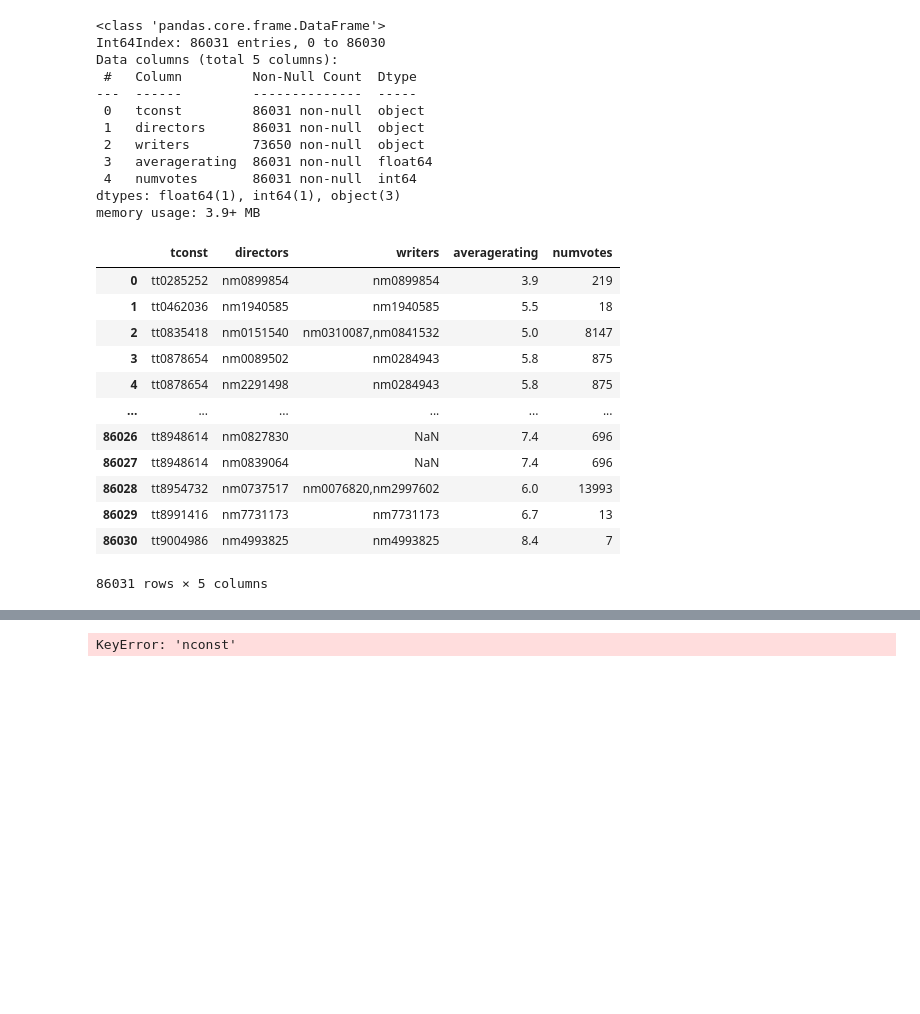
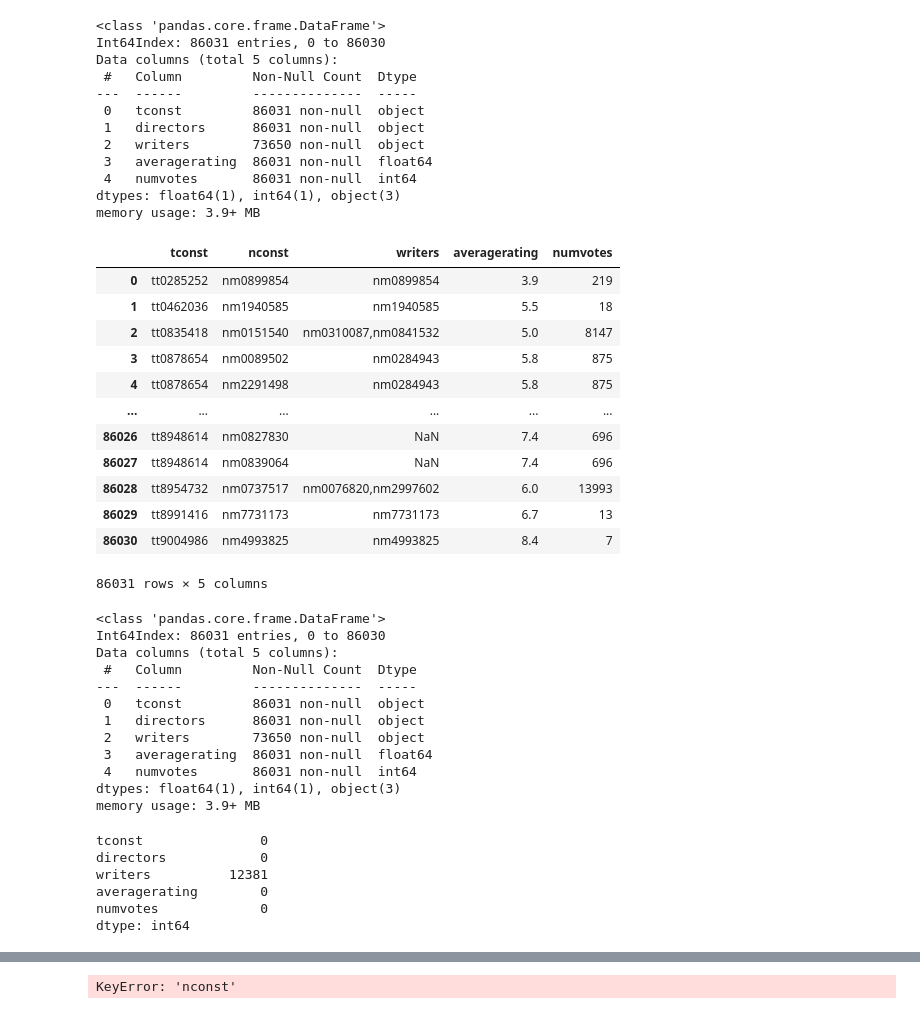
Before and after one commit to letruong711/010921-pt-phase-1-project, a Jupyter notebook: data_cleaning_director_and_movie_rating.ipynb, the cells around one changed output, grey strips where cells are left out. Cells and saved outputs as stored; diff of their text form; code cells hidden in the pictures; blank space fills up the shorter version.

```diff
--- a/data_cleaning_director_and_movie_rating.ipynb
+++ b/data_cleaning_director_and_movie_rating.ipynb
@@ -152,20 +137,42 @@ Data columns (total 5 columns):
 dtypes: float64(1), int64(1), object(3)
 memory usage: 3.9+ MB
 # %%
-# imdb_director_ratings.rename(columns={'directors':'nconst'})
+imdb_director_ratings.rename(columns={'directors':'nconst'})
+# %% [output]
+|  | tconst | nconst | writers | averagerating | numvotes |
+| 0 | tt0285252 | nm0899854 | nm0899854 | 3.9 | 219 |
+| 1 | tt0462036 | nm1940585 | nm1940585 | 5.5 | 18 |
+| 2 | tt0835418 | nm0151540 | nm0310087,nm0841532 | 5.0 | 8147 |
+| 3 | tt0878654 | nm0089502 | nm0284943 | 5.8 | 875 |
+| 4 | tt0878654 | nm2291498 | nm0284943 | 5.8 | 875 |
+| ... | ... | ... | ... | ... | ... |
+| 86026 | tt8948614 | nm0827830 | NaN | 7.4 | 696 |
+| 86027 | tt8948614 | nm0839064 | NaN | 7.4 | 696 |
+| 86028 | tt8954732 | nm0737517 | nm0076820,nm2997602 | 6.0 | 13993 |
+| 86029 | tt8991416 | nm7731173 | nm7731173 | 6.7 | 13 |
+| 86030 | tt9004986 | nm4993825 | nm4993825 | 8.4 | 7 |
+86031 rows × 5 columns
 # %%
-imdb_director_ratings
+imdb_director_ratings.info()
 # %% [output]
-|  | tconst | directors | writers | averagerating | numvotes |
-| 0 | tt0285252 | nm0899854 | nm0899854 | 3.9 | 219 |
-| 1 | tt0462036 | nm1940585 | nm1940585 | 5.5 | 18 |
-| 2 | tt0835418 | nm0151540 | nm0310087,nm0841532 | 5.0 | 8147 |
-| 3 | tt0878654 | nm0089502 | nm0284943 | 5.8 | 875 |
-| 4 | tt0878654 | nm2291498 | nm0284943 | 5.8 | 875 |
-| ... | ... | ... | ... | ... | ... |
-| 86026 | tt8948614 | nm0827830 | NaN | 7.4 | 696 |
-| 86027 | tt8948614 | nm0839064 | NaN | 7.4 | 696 |
-| 86028 | tt8954732 | nm0737517 | nm0076820,nm2997602 | 6.0 | 13993 |
-| 86029 | tt8991416 | nm7731173 | nm7731173 | 6.7 | 13 |
-| 86030 | tt9004986 | nm4993825 | nm4993825 | 8.4 | 7 |
-86031 rows × 5 columns
+<class 'pandas.core.frame.DataFrame'>
+Int64Index: 86031 entries, 0 to 86030
+Data columns (total 5 columns):
+ #   Column         Non-Null Count  Dtype
+---  ------         --------------  -----
+ 0   tconst         86031 non-null  object
+ 1   directors      86031 non-null  object
+ 2   writers        73650 non-null  object
+ 3   averagerating  86031 non-null  float64
+ 4   numvotes       86031 non-null  int64
+dtypes: float64(1), int64(1), object(3)
+memory usage: 3.9+ MB
+# %%
+imdb_director_ratings.isna().sum()
+# %% [output]
+tconst               0
+directors            0
+writers          12381
+averagerating        0
+numvotes             0
+dtype: int64
```
Also changed, not shown: parts of 8 cells of this notebook.
